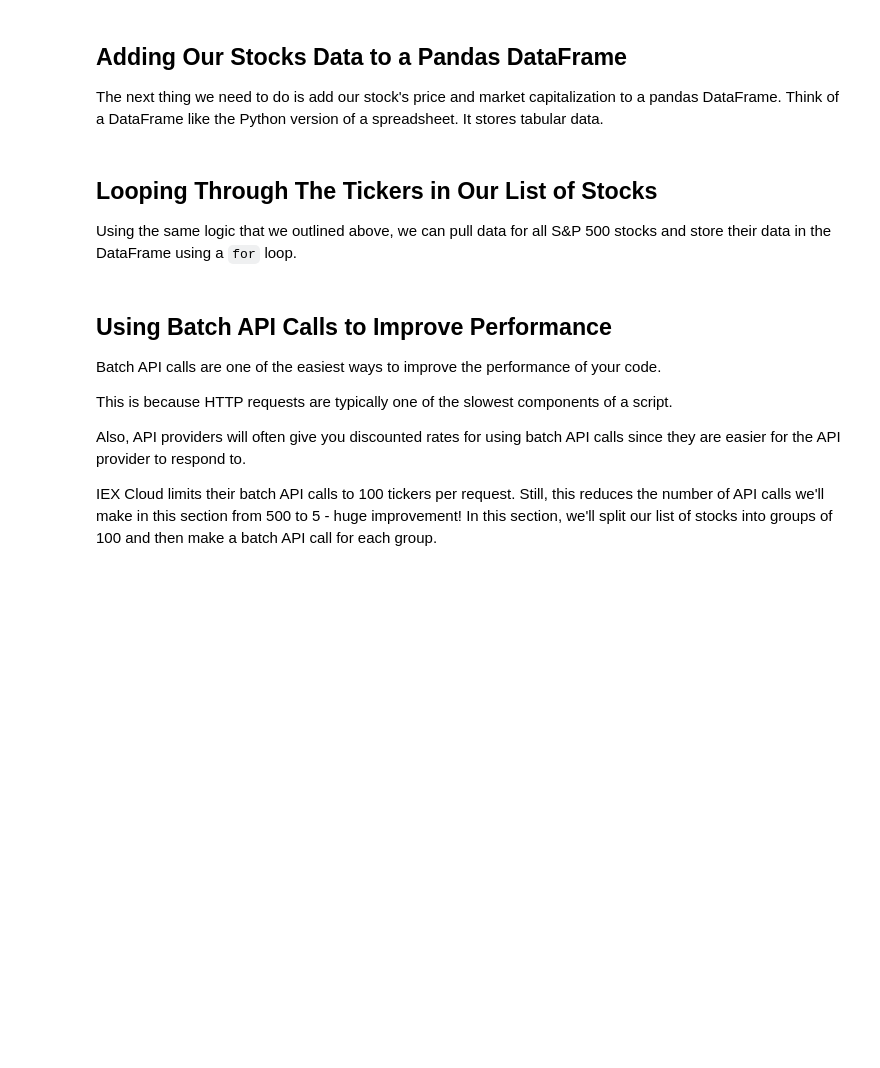
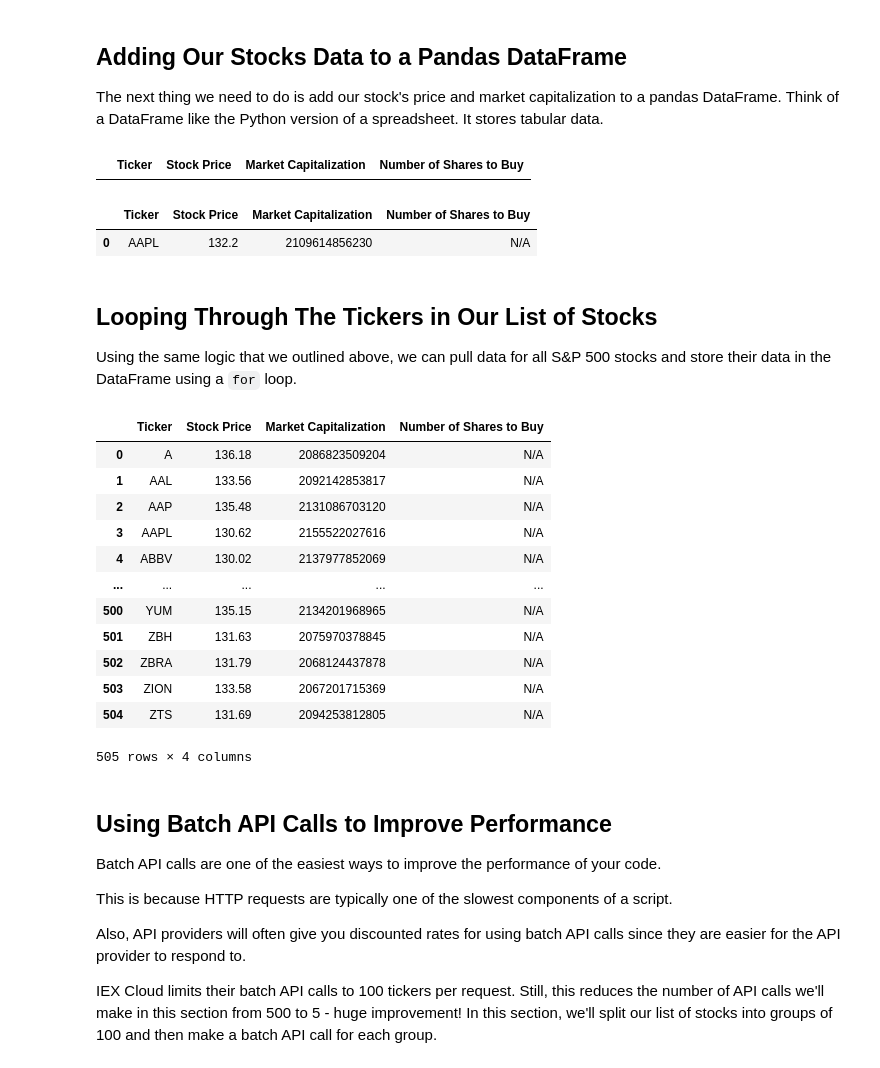
Before and after one commit to fabrizio-n/algorithmic-trading-python, a Jupyter notebook: starter_files/001_equal_weight_S&P_500.ipynb, the cells around one changed output. Saved outputs shown, nothing was run; the diff lists cells and outputs as text; code cells hidden in the pictures; blank space fills up the shorter version.

```diff
--- a/starter_files/001_equal_weight_S&P_500.ipynb
+++ b/starter_files/001_equal_weight_S&P_500.ipynb
@@ -30,6 +30,7 @@ There's a static version of the S&P 500 constituents available here. [Click this
 Now it's time to import these stocks to our Jupyter Notebook file.
 # %%
 stocks = pd.read_csv('sp_500_stocks.csv')
+stocks = stocks[~stocks['Ticker'].isin(['DISCA', 'HFC','VIAC','WLTW'])]
 stocks
 # %% [output]
 |  | Ticker |
@@ -64,3 +65,8 @@ We need the following information from the API:
 
 * Market capitalization for each stock
 * Price of each stock
+# %%
+symbol = "AAPL"
+api_url = f"https://sandbox.iexapis.com/stable/stock/{symbol}/quote/?token={IEX_CLOUD_API_TOKEN}"
+data = requests.get(api_url).json()
+print(data)
@@ -74,10 +85,63 @@ With that said, the data isn't in a proper format yet. We need to parse it first
 ## Adding Our Stocks Data to a Pandas DataFrame
 
 The next thing we need to do is add our stock's price and market capitalization to a pandas DataFrame. Think of a DataFrame like the Python version of a spreadsheet. It stores tabular data.
+# %%
+my_columns = ["Ticker", "Stock Price", "Market Capitalization", "Number of Shares to Buy"]
+final_dataframe = pd.DataFrame(columns = my_columns)
+final_dataframe
+# %% [output]
+|  | Ticker | Stock Price | Market Capitalization | Number of Shares to Buy |
+# %%
+final_dataframe.append(
+    pd.Series(
+        [symbol,
+        price,
+        market_cap,
+        "N/A"],
+        index=my_columns
+    ),
+    ignore_index=True
+)
+# %% [output]
+|  | Ticker | Stock Price | Market Capitalization | Number of Shares to Buy |
+| 0 | AAPL | 132.2 | 2109614856230 | N/A |
 # %% [markdown]
 ## Looping Through The Tickers in Our List of Stocks
 
 Using the same logic that we outlined above, we can pull data for all S&P 500 stocks and store their data in the DataFrame using a `for` loop.
+# %%
+final_dataframe = pd.DataFrame(columns = my_columns)
+for stock in stocks["Ticker"]:
+    api_url = f"https://sandbox.iexapis.com/stable/stock/{symbol}/quote/?token={IEX_CLOUD_API_TOKEN}"
+    data = requests.get(api_url).json()
+    final_dataframe = final_dataframe.append(
+        pd.Series(
+            [
+                stock,
+                data["latestPrice"],
+                data["marketCap"],
+                "N/A"
+            ],
+            index = my_columns
+        ),
+        ignore_index = True
+    )
+# %%
+final_dataframe
+# %% [output]
+|  | Ticker | Stock Price | Market Capitalization | Number of Shares to Buy |
+| 0 | A | 136.18 | 2086823509204 | N/A |
+| 1 | AAL | 133.56 | 2092142853817 | N/A |
+| 2 | AAP | 135.48 | 2131086703120 | N/A |
+| 3 | AAPL | 130.62 | 2155522027616 | N/A |
+| 4 | ABBV | 130.02 | 2137977852069 | N/A |
+| ... | ... | ... | ... | ... |
+| 500 | YUM | 135.15 | 2134201968965 | N/A |
+| 501 | ZBH | 131.63 | 2075970378845 | N/A |
+| 502 | ZBRA | 131.79 | 2068124437878 | N/A |
+| 503 | ZION | 133.58 | 2067201715369 | N/A |
+| 504 | ZTS | 131.69 | 2094253812805 | N/A |
+505 rows × 4 columns
 # %% [markdown]
 ## Using Batch API Calls to Improve Performance
 
```
Also changed, not shown: parts of 11 cells of this notebook.
